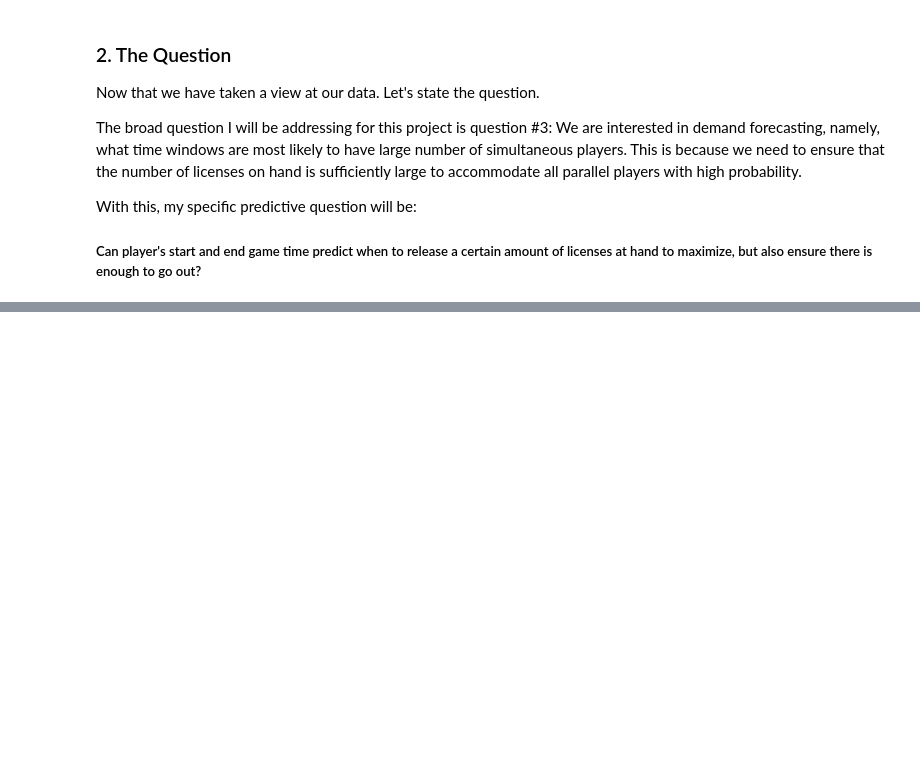
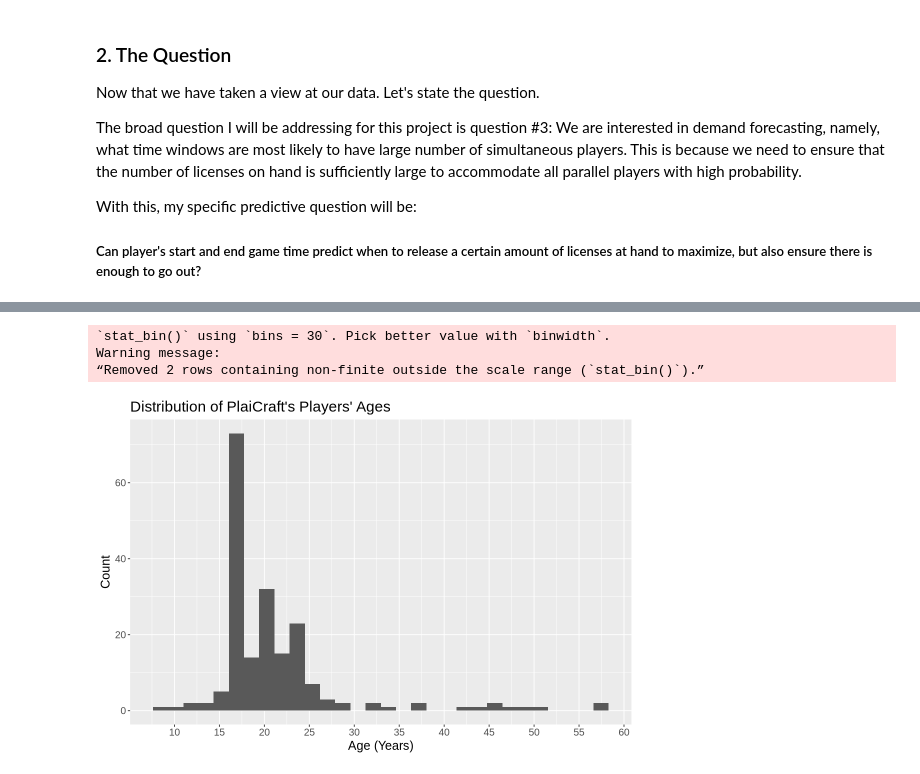
Before and after one commit to tchan0717/dsci-100-2025w1-group-36, a Jupyter notebook: plaicraft_project.ipynb, the cells around one changed output, grey strips where cells are left out. Cells and saved outputs as stored; diff of their text form; code cells hidden in the pictures; blank space fills up the shorter version.

```diff
--- a/plaicraft_project.ipynb
+++ b/plaicraft_project.ipynb
@@ -122,0 +180,14 @@ My two predictor variables are start and end game time. Let's select those two v
+# %%
+options(repr.plot.width = 9, repr.plot.height = 6)
+age_histogram <- ggplot(players_data, aes(x = Age)) +
+                    geom_histogram() +
+                    labs(x = "Age (Years)", y = "Count") +
+                    ggtitle("Distribution of PlaiCraft's Players' Ages") +
+                    scale_x_continuous(breaks = c(0, 5, 10, 15, 20, 25, 30, 35, 40, 45, 50, 55, 60, 65, 70, 75)) +
+                    theme(text = element_text(size = 15))
+age_histogram
+# %% [output]
+`stat_bin()` using `bins = 30`. Pick better value with `binwidth`.
+Warning message:
+“Removed 2 rows containing non-finite outside the scale range (`stat_bin()`).”
+[figure, added]
```
Also changed, not shown: parts of 10 cells of this notebook.
